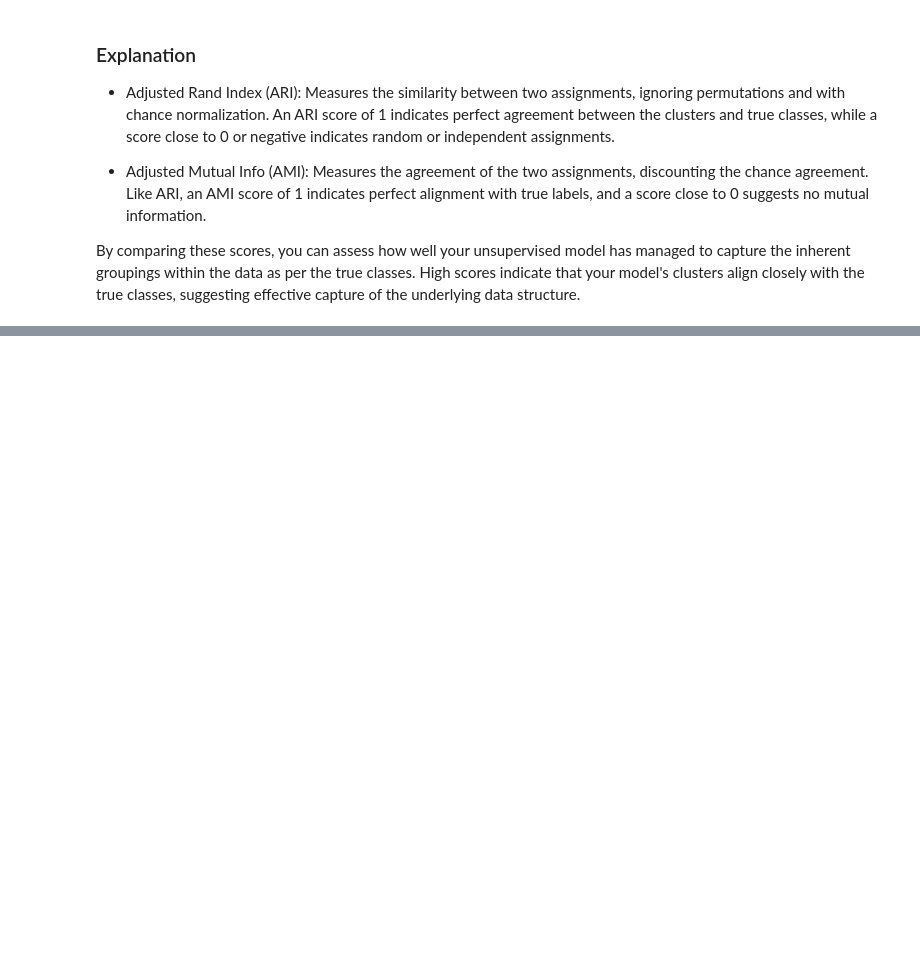
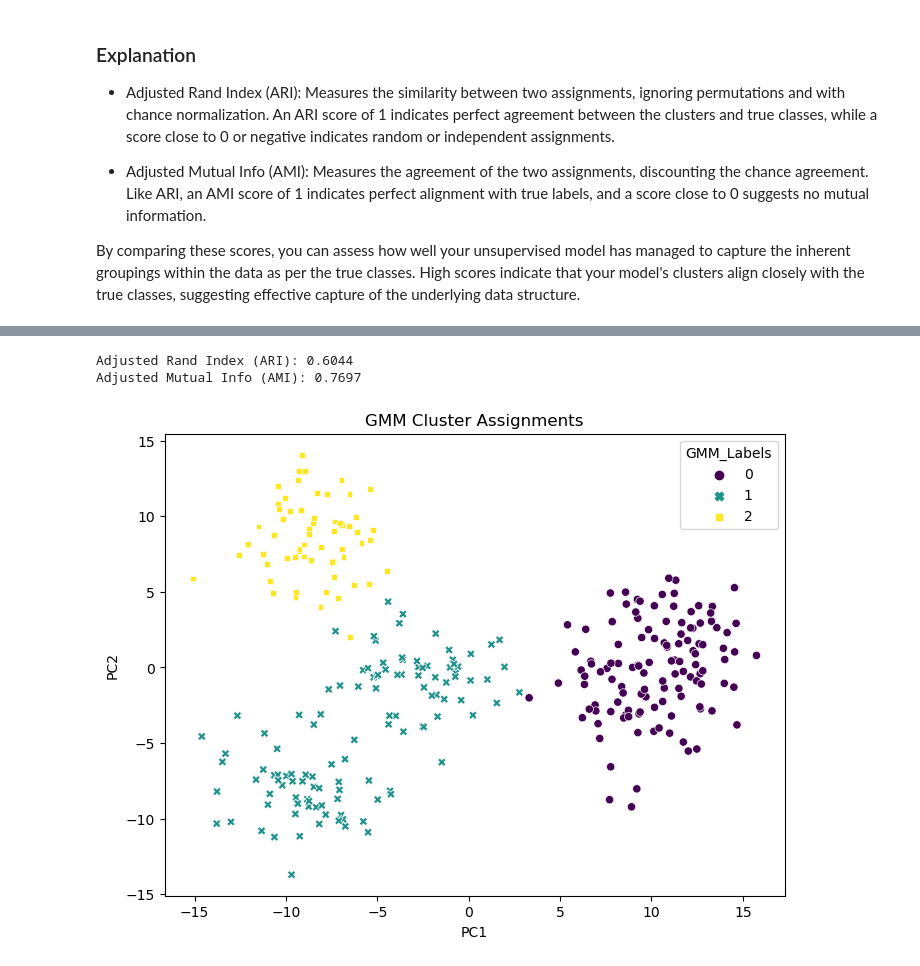
Before and after one commit to Avielstein/Data-Science, a Jupyter notebook: Unsupervised Cluster Model Evaluation.ipynb, the cells around one changed output, grey strips where cells are left out. Drawn from its saved outputs; the diff is of its cells as text; code cells hidden in the pictures; blank space fills up the shorter version.

```diff
--- a/Unsupervised Cluster Model Evaluation.ipynb
+++ b/Unsupervised Cluster Model Evaluation.ipynb
@@ -287,0 +341,27 @@ Adjusted Mutual Info (AMI): 0.9600
+# %%
+def evaluate_clustering(true_labels, predicted_labels):
+    from sklearn.metrics import adjusted_rand_score, adjusted_mutual_info_score
+    ari = adjusted_rand_score(true_labels, predicted_labels)
+    ami = adjusted_mutual_info_score(true_labels, predicted_labels, average_method='arithmetic')
+    print(f"Adjusted Rand Index (ARI): {ari:.4f}")
+    print(f"Adjusted Mutual Info (AMI): {ami:.4f}")
+
+# Apply GMM with the optimal number of components
+gmm = GaussianMixture(n_components=optimal_n_components, covariance_type='full', random_state=42)
+gmm_labels = gmm.fit_predict(df_scaled)
+
+# Evaluate GMM clustering against true labels
+evaluate_clustering(true_labels, gmm_labels)
+# %% [output]
+Adjusted Rand Index (ARI): 0.6044
+Adjusted Mutual Info (AMI): 0.7697
+# %%
+# Assuming you have PCA-transformed data in df_pca
+df_pca['GMM_Labels'] = gmm_labels
+
+plt.figure(figsize=(8, 6))
+sns.scatterplot(x='PC1', y='PC2', hue='GMM_Labels', data=df_pca, palette='viridis', style='GMM_Labels', legend="full")
+plt.title('GMM Cluster Assignments')
+plt.show()
+# %% [output]
+[figure, added]
```
Also changed, not shown: parts of 10 cells of this notebook.
